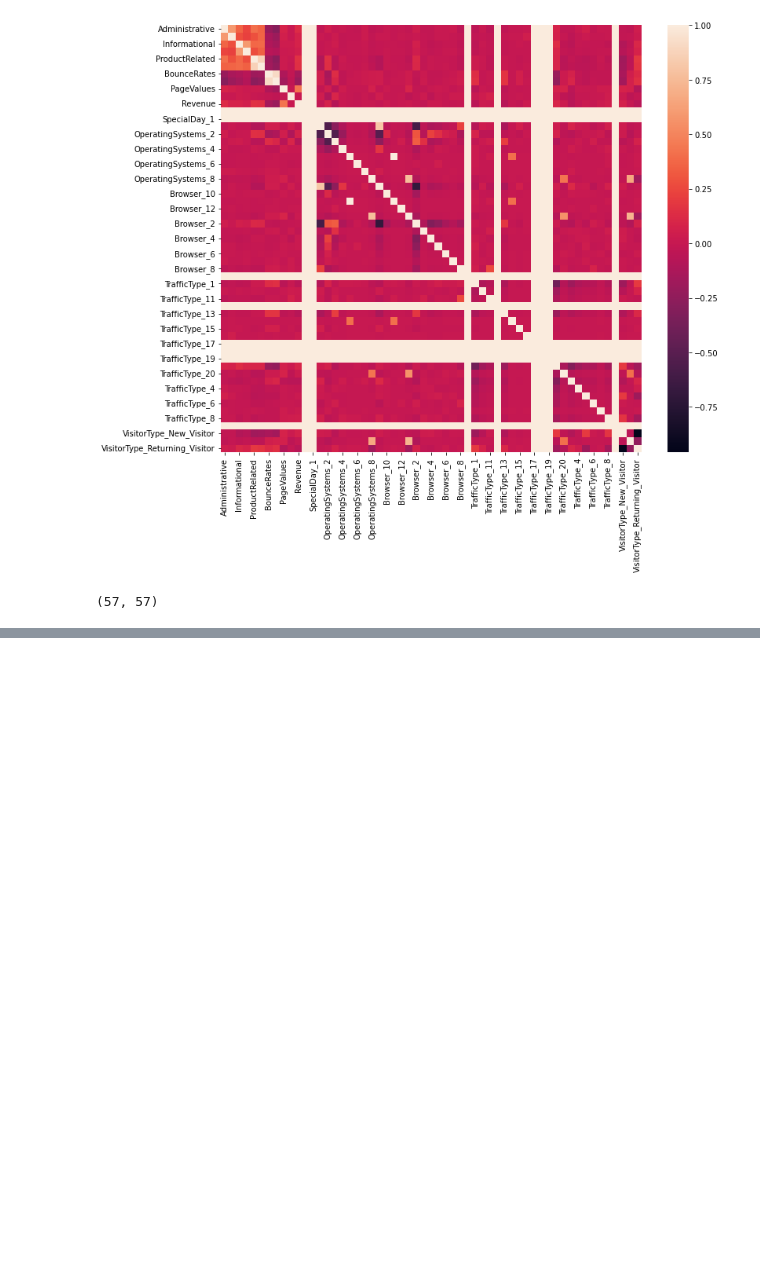
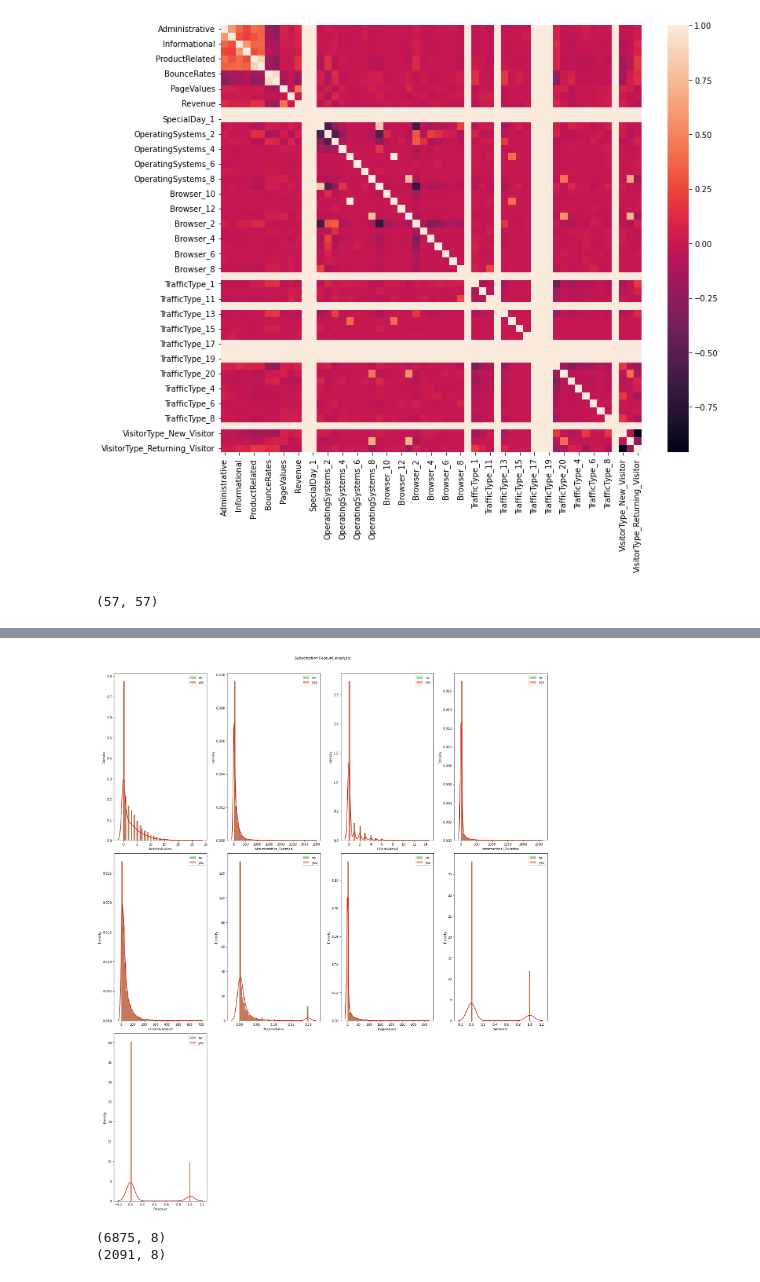
Before and after one commit to adinrh/Online-Shoppers-Purchasing-Intention, a Jupyter notebook: Main_online_shoppers.ipynb, the cells around one changed output, grey strips where cells are left out. Saved outputs shown, nothing was run; the diff lists cells and outputs as text; code cells hidden in the pictures; blank space fills up the shorter version.

Commit message:
New addition analysis on semi-unsupervised model

```diff
--- a/Main_online_shoppers.ipynb
+++ b/Main_online_shoppers.ipynb
@@ -326,3 +326,29 @@ print(cor.shape)
 # %% [output]
 [figure]
 (57, 57)
+# %%
+# Drop feature with high correlation
+# Initialize a list indicating whether to keep a column in the training df
+# For now, set all entries to True
+keep_columns = [True]*len(X_train.columns)
+# Loop over all columns
+for i in range(len(X_train.columns)-1):
+    # Loop over all columns to the right of the current one
+    for j in range(i+1,len(X_train.columns)):
+        # If the absolute correlation between the current two columns is greater than or equal to 0.8...
+        if abs(cor.iloc[i,j]) >= 0.8:
+            # If we haven't already told the keep_columns list to drop column j...
+            if keep_columns[j] is True:
+                # Drop column j
+                keep_columns[j] = False
+# Extract the columns to keep from the training df
+print(len(keep_columns))
+selected_columns = X_train.columns[keep_columns]
+# Make a new df with the columns we've decided to keep from the training df
+X_out = X_train[selected_columns]
+
+print('The following columns are present in the new data:')
+print(selected_columns)
+print(f'The old data had {X_train.shape[1]} features. The new df has {X_out.shape[1]} features.')
+print(y_train.shape)
+X_out.head()
@@ -328,0 +408,40 @@ print(cor.shape)
+# %%
+#Visualize the selected features
+fig = plt.figure(figsize = (20, 25))
+j = 0
+for i in X_out.columns:
+    plt.subplot(3, 4, j+1)
+    j += 1
+    sns.distplot(X_out[i], color='g', label = 'no')
+    sns.distplot(X_out[i], color='r', label = 'yes')
+    plt.legend(loc='best')
+fig.suptitle('Subscription Feature Analysis')
+fig.tight_layout()
+fig.subplots_adjust(top=0.95)
+plt.show()
+# %% [output]
+[figure, added]
+# %%
+# Drop the Revenue and do the normalization
+from sklearn.preprocessing import normalize
+
+#print(X_train.columns)
+X_train = X_train[selected_columns_fnl]
+X_train = X_train.drop(['Revenue'], axis=1)
+X_train = normalize(X_train)
+
+X_train = np.array(X_train)
+y_train = np.array(y_train)
+
+X_test = X_test[selected_columns_fnl]
+X_test = X_test.drop(['Revenue'], axis=1)
+X_test = normalize(X_test)
+
+X_test = np.array(X_test)
+y_test = np.array(y_test)
+
+print(X_train.shape)
+print(X_test.shape)
+# %% [output]
+(6875, 8)
+(2091, 8)
```
Also changed, not shown: parts of 43 cells of this notebook, 6 other files.
